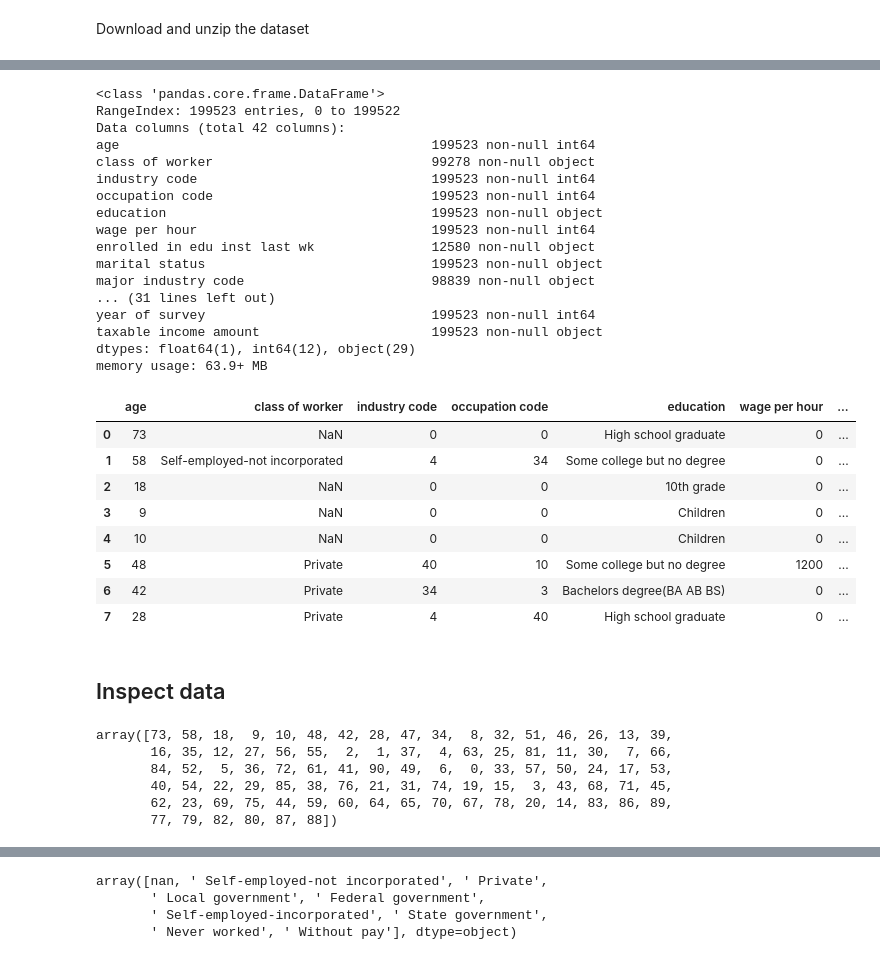
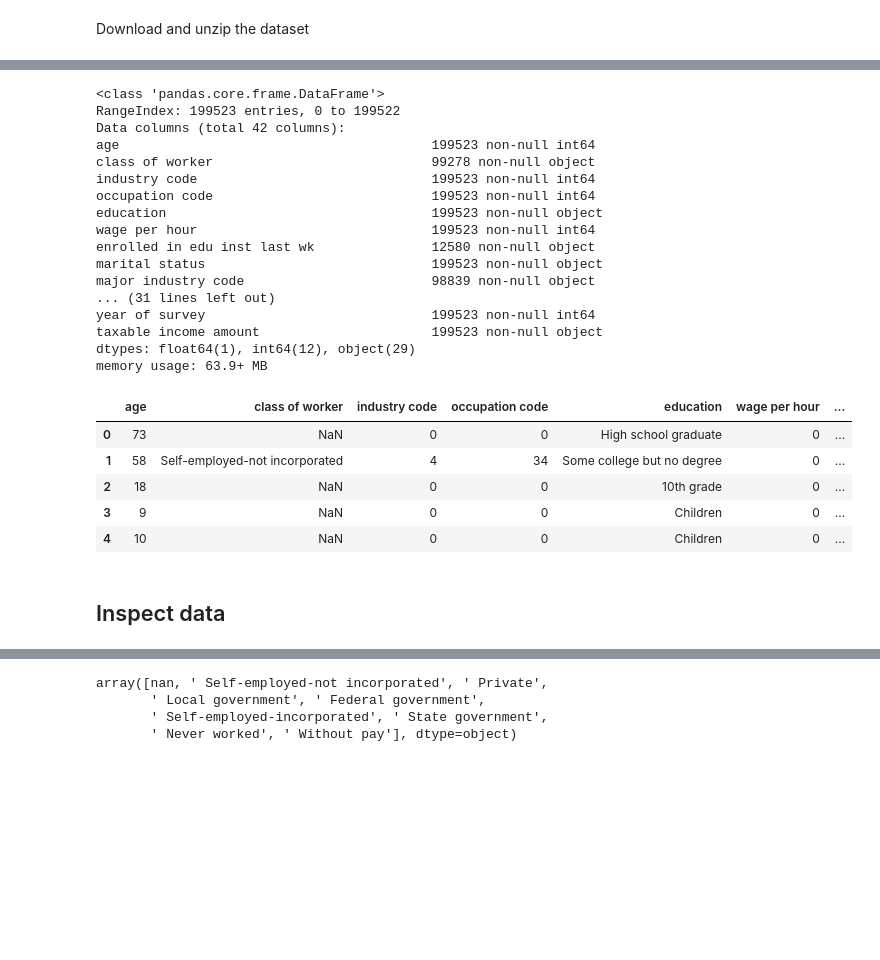
Before and after one commit to w8mr/ing-ml-challenge, a Jupyter notebook: challenge.ipynb, the cells around one changed output, grey strips where cells are left out. Drawn from its saved outputs; the diff is of its cells as text; code cells hidden in the pictures; blank space fills up the shorter version.

```diff
--- a/challenge.ipynb
+++ b/challenge.ipynb
@@ -56,6 +63,8 @@ Archive:  census-income.test.zip
   inflating: census-income.test
 # %%
 import pandas as pd
+import numpy as np
+
 
 # Column names found at https://www2.1010data.com/documentationcenter/beta/Tutorials/MachineLearningExamples/CensusIncomeDataSet.html manually adjusted
 header_list = ["age", "class of worker", "industry code", "occupation code",
@@ -77,46 +86,34 @@ header_list = ["age", "class of worker", "industry code", "occupation code",
                #"total person earnings",
                "country of birth father",
                "country of birth mother", "country of birth self", "citizenship",
                "total person income", "own business or self employed", "veterans benefits", "weeks worked in the year", "year of survey", "taxable income amount"]
 
-train_df = pd.read_csv('census-income.data', header=None, names=header_list, na_values=[" Not in universe", " Not in universe or children", " Not in universe under 1 year old", "?"])
+train_df = pd.read_csv('census-income.data', header=None, names=header_list, na_values=[" Not in universe", " Not in universe or children", " Not in universe under 1 year old", " ?"])
 train_df.info()
-train_df.head(8)
+train_df.head()
 # %% [output]
 <class 'pandas.core.frame.DataFrame'>
 RangeIndex: 199523 entries, 0 to 199522
 Data columns (total 42 columns):
 age                                        199523 non-null int64
 class of worker                            99278 non-null object
 industry code                              199523 non-null int64
 occupation code                            199523 non-null int64
 education                                  199523 non-null object
 wage per hour                              199523 non-null int64
 enrolled in edu inst last wk               12580 non-null object
 marital status                             199523 non-null object
 major industry code                        98839 non-null object
 ... (31 lines left out)
 year of survey                             199523 non-null int64
 taxable income amount                      199523 non-null object
 dtypes: float64(1), int64(12), object(29)
 memory usage: 63.9+ MB
 |  | age | class of worker | industry code | occupation code | education | wage per hour | ... |
 | 0 | 73 | NaN | 0 | 0 | High school graduate | 0 | ... |
 | 1 | 58 | Self-employed-not incorporated | 4 | 34 | Some college but no degree | 0 | ... |
 | 2 | 18 | NaN | 0 | 0 | 10th grade | 0 | ... |
 | 3 | 9 | NaN | 0 | 0 | Children | 0 | ... |
 | 4 | 10 | NaN | 0 | 0 | Children | 0 | ... |
-| 5 | 48 | Private | 40 | 10 | Some college but no degree | 1200 | ... |
-| 6 | 42 | Private | 34 | 3 | Bachelors degree(BA AB BS) | 0 | ... |
-| 7 | 28 | Private | 4 | 40 | High school graduate | 0 | ... |
 # %% [markdown]
 ## Inspect data
-# %%
-train_df['age'].unique()
-# %% [output]
-array([73, 58, 18,  9, 10, 48, 42, 28, 47, 34,  8, 32, 51, 46, 26, 13, 39,
-       16, 35, 12, 27, 56, 55,  2,  1, 37,  4, 63, 25, 81, 11, 30,  7, 66,
-       84, 52,  5, 36, 72, 61, 41, 90, 49,  6,  0, 33, 57, 50, 24, 17, 53,
-       40, 54, 22, 29, 85, 38, 76, 21, 31, 74, 19, 15,  3, 43, 68, 71, 45,
-       62, 23, 69, 75, 44, 59, 60, 64, 65, 70, 67, 78, 20, 14, 83, 86, 89,
-       77, 79, 82, 80, 87, 88])
```
Also changed, not shown: parts of 8 cells of this notebook.
